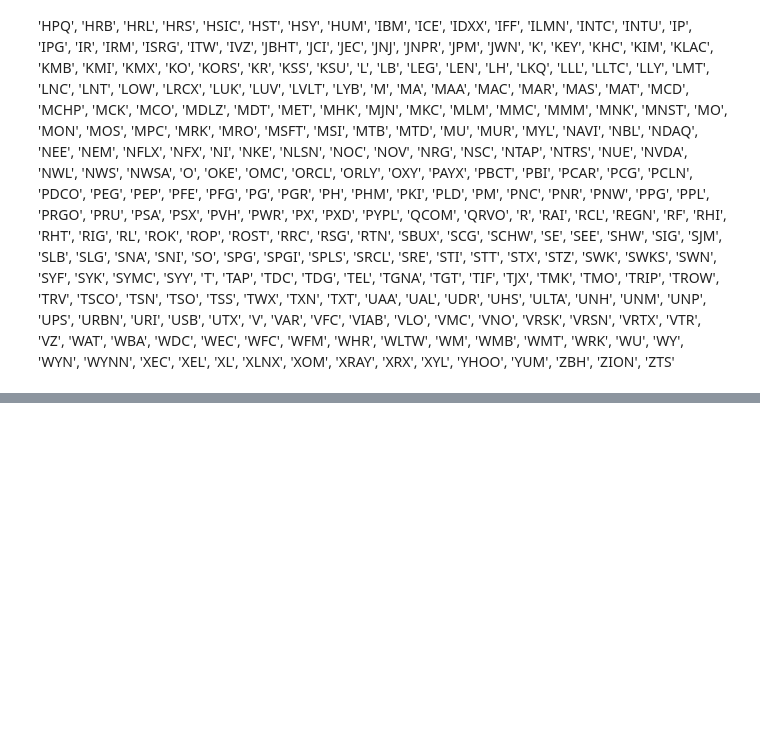
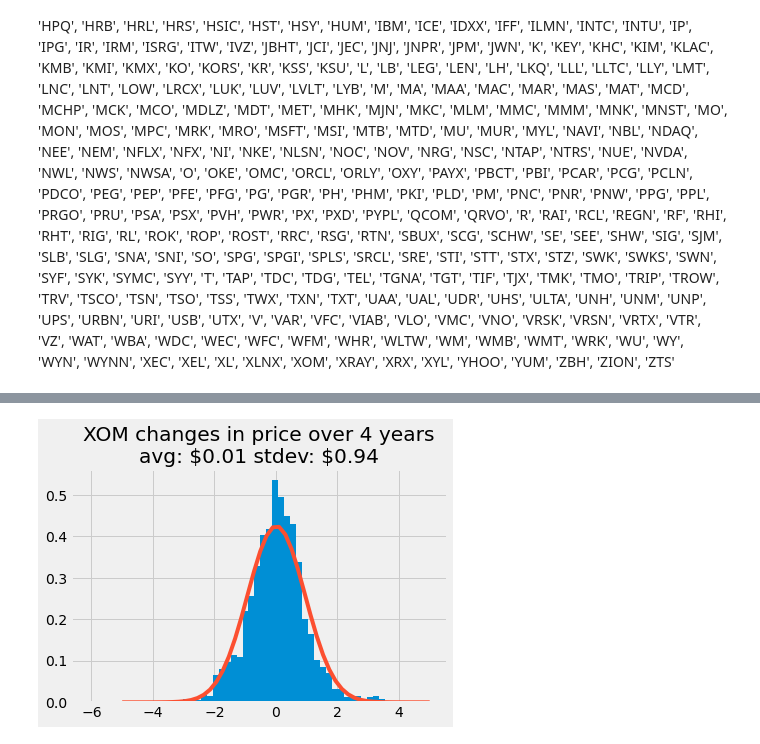
Before and after one commit to hamwalker/computational-mechanics, a Jupyter notebook: projects/notebooks/02_Analyze-data_project.ipynb, the cells around one changed output, grey strips where cells are left out. Saved outputs shown, nothing was run; the diff lists cells and outputs as text; code cells hidden in the pictures; blank space fills up the shorter version.

```diff
--- a/projects/notebooks/02_Analyze-data_project.ipynb
+++ b/projects/notebooks/02_Analyze-data_project.ipynb
@@ -249,0 +270,13 @@ plt.plot(xom_data['date'], xom_data['open'])
+# %%
+mean_dprice = np.mean(dprice)
+std_dprice = np.std(dprice)
+x = np.linspace(-5, 5)
+from scipy import stats
+price_pdf = stats.norm.pdf(x, loc = mean_dprice, scale = std_dprice)
+
+plt.hist(dprice, 50, density=True)
+plt.plot(x, price_pdf)
+plt.title('XOM changes in price over 4 years\n'+
+         'avg: \${:.2f} stdev: \${:.2f}'.format(mean_dprice, std_dprice));
+# %% [output]
+[figure, added]
```
Also changed, not shown: parts of 6 cells of this notebook, 1 other file.
